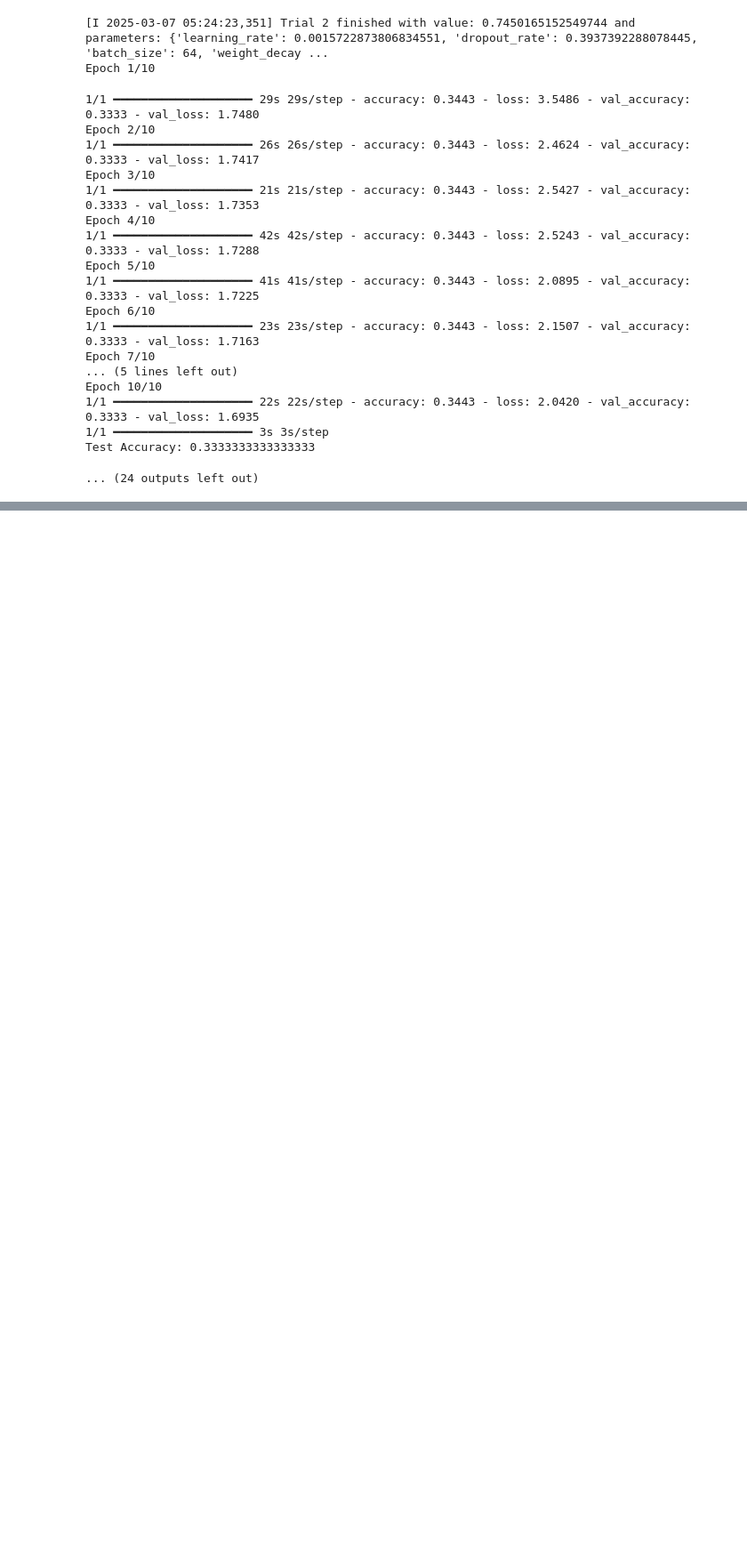
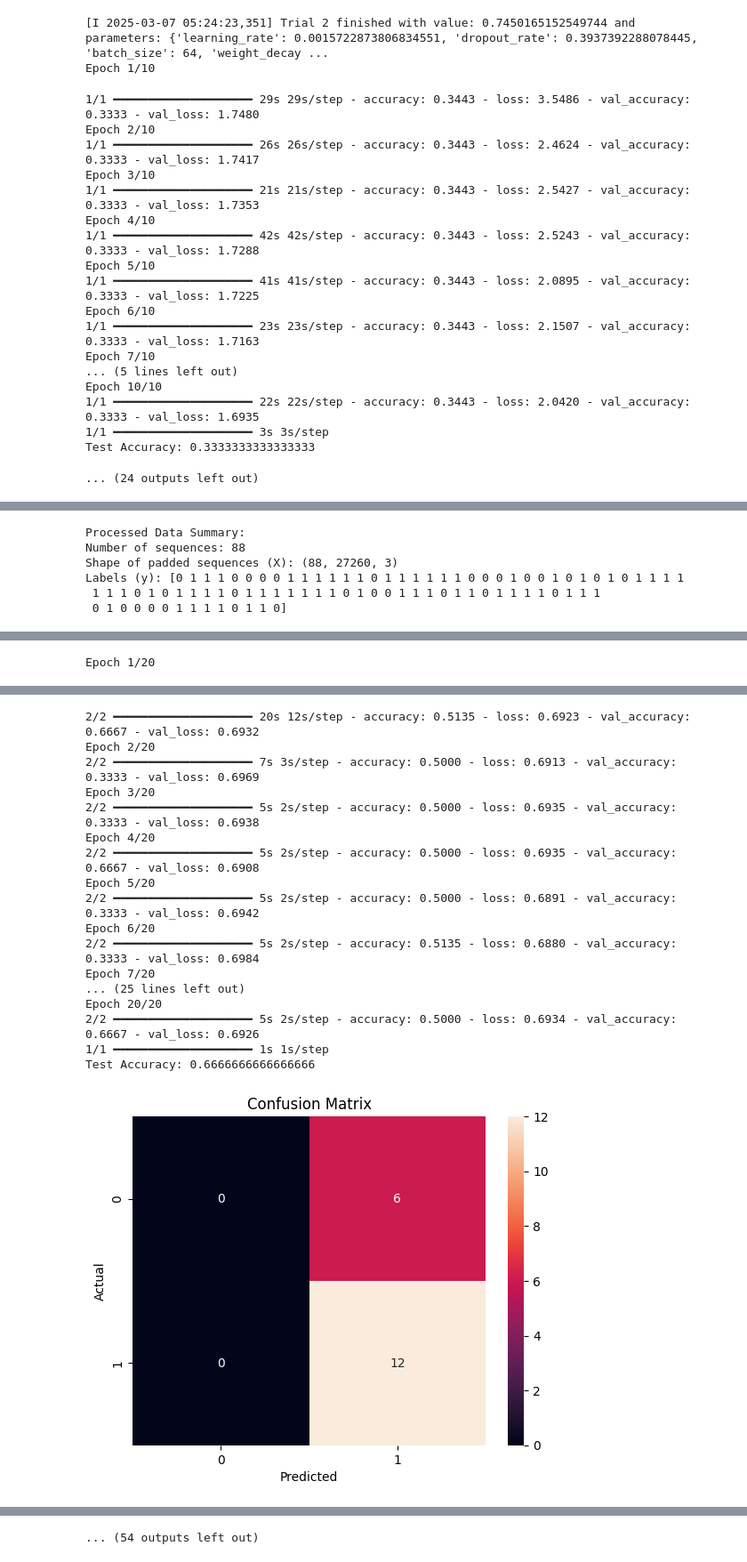
Before and after one commit to OSS-Health-Assess/SE-project, a Jupyter notebook: EDA-and-classification-on-issues-output.ipynb, the cells around one changed output, grey strips where cells are left out. Shown at 89% size. Cells and saved outputs as stored; diff of their text form; code cells hidden in the pictures; blank space fills up the shorter version.

Commit message:
final model

```diff
--- a/EDA-and-classification-on-issues-output.ipynb
+++ b/EDA-and-classification-on-issues-output.ipynb
@@ -679,7 +679,7 @@ from sklearn.utils.class_weight import compute_class_weight
 import optuna
 import random
 import tensorflow as tf
-
+from imblearn.over_sampling import RandomOverSampler
 
 SEED = 42
 os.environ['PYTHONHASHSEED'] = str(SEED)
@@ -691,11 +691,11 @@ tf.random.set_seed(SEED)
 # Set device preferences (CUDA > MPS > CPU)
 # ---------------------------
 if tf.config.list_physical_devices('GPU'):
-    device_name = 'GPU'
+  device_name = 'GPU'
 elif tf.config.list_physical_devices('MPS'):
-    device_name = 'MPS'
+  device_name = 'MPS'
 else:
-    device_name = 'CPU'
+  device_name = 'CPU'
 
 print(f"Using {device_name} for training.")
 
@@ -705,7 +705,7 @@ print(f"Using device: {device_name}")
 # ---------------------------
 # Fixed Hyperparameters for Data Processing
 # ---------------------------
-epochs = 10  # Use the same number of epochs for each trial
+epochs = 20  # Use the same number of epochs for each trial
 
 # ---------------------------
 # Data Preparation
@@ -796,9 +796,6 @@ print("Number of sequences:", len(sequences))
 print("Shape of padded sequences (X):", X.shape)
 print("Labels (y):", y)
 
-# Class Weights for Imbalance
-class_weights = compute_class_weight('balanced', classes=np.unique(y), y=y)
-class_weight_dict = {i: class_weights[i] for i in range(len(class_weights))}
 
 # ---------------------------
 # Train / Validation / Test Split (70/10/20)
@@ -811,8 +808,20 @@ X_val, X_test, y_val, y_test = train_test_split(
 )
 
 # ---------------------------
+# Apply Random Oversampling ONLY on Training Data
+# ---------------------------
+ros = RandomOverSampler(random_state=SEED)
+X_train_res, y_train_res = ros.fit_resample(
+    X_train.reshape(X_train.shape[0], -1), y_train)
+
+# Reshape X_train_res back to 3D after resampling
+X_train_res = X_train_res.reshape(-1, max_timesteps, X.shape[2])
+
+# ---------------------------
 # Optuna Objective Function for Hyperparameter Tuning
 # ---------------------------
+
+
 def objective(trial):
   lr = trial.suggest_loguniform("learning_rate", 1e-5, 1e-2)
   dr = trial.suggest_uniform("dropout_rate", 0.1, 0.5)
@@ -835,11 +844,10 @@ def objective(trial):
 
   # Ensure the model is trained on the selected device
   with tf.device(f'/device:{device_name}:0'):
-    history = model.fit(X_train, y_train,
+    history = model.fit(X_train_res, y_train_res,
                         epochs=epochs,
                         batch_size=bs,
                         validation_data=(X_val, y_val),
-                        class_weight=class_weight_dict,
                         verbose=1)
 
   y_pred_prob = model.predict(X_test)
@@ -863,7 +871,7 @@ def objective(trial):
 # Run Optuna Study with Status Bar
 # ---------------------------
 study = optuna.create_study(direction="minimize")
-study.optimize(objective, n_trials=10, show_progress_bar=True)
+study.optimize(objective, n_trials=20, show_progress_bar=True)
 
 print("Best hyperparameters:")
 print(study.best_params)
@@ -873,3 +881,4 @@ best_trial = study.best_trial
 best_acc = best_trial.user_attrs.get("test_acc", None)
 
 print(f"Best Test Accuracy: {best_acc}")
+# %% [output]
@@ -875,0 +888,6 @@ print(f"Best Test Accuracy: {best_acc}")
+Processed Data Summary:
+Number of sequences: 88
+Shape of padded sequences (X): (88, 27260, 3)
+Labels (y): [0 1 1 1 0 0 0 0 1 1 1 1 1 1 0 1 1 1 1 1 1 0 0 0 1 0 0 1 0 1 0 1 0 1 1 1 1
+ 1 1 1 0 1 0 1 1 1 1 0 1 1 1 1 1 1 1 0 1 0 0 1 1 1 0 1 1 0 1 1 1 1 0 1 1 1
+ 0 1 0 0 0 0 1 1 1 1 0 1 1 0]
@@ -875,0 +899 @@ print(f"Best Test Accuracy: {best_acc}")
+Epoch 1/20
@@ -875,0 +901,18 @@ print(f"Best Test Accuracy: {best_acc}")
+2/2 ━━━━━━━━━━━━━━━━━━━━ 20s 12s/step - accuracy: 0.5135 - loss: 0.6923 - val_accuracy: 0.6667 - val_loss: 0.6932
+Epoch 2/20
+2/2 ━━━━━━━━━━━━━━━━━━━━ 7s 3s/step - accuracy: 0.5000 - loss: 0.6913 - val_accuracy: 0.3333 - val_loss: 0.6969
+Epoch 3/20
+2/2 ━━━━━━━━━━━━━━━━━━━━ 5s 2s/step - accuracy: 0.5000 - loss: 0.6935 - val_accuracy: 0.3333 - val_loss: 0.6938
+Epoch 4/20
+2/2 ━━━━━━━━━━━━━━━━━━━━ 5s 2s/step - accuracy: 0.5000 - loss: 0.6935 - val_accuracy: 0.6667 - val_loss: 0.6908
+Epoch 5/20
+2/2 ━━━━━━━━━━━━━━━━━━━━ 5s 2s/step - accuracy: 0.5000 - loss: 0.6891 - val_accuracy: 0.3333 - val_loss: 0.6942
+Epoch 6/20
+2/2 ━━━━━━━━━━━━━━━━━━━━ 5s 2s/step - accuracy: 0.5135 - loss: 0.6880 - val_accuracy: 0.3333 - val_loss: 0.6984
+Epoch 7/20
+... (25 lines left out)
+Epoch 20/20
+2/2 ━━━━━━━━━━━━━━━━━━━━ 5s 2s/step - accuracy: 0.5000 - loss: 0.6934 - val_accuracy: 0.6667 - val_loss: 0.6926
+1/1 ━━━━━━━━━━━━━━━━━━━━ 1s 1s/step
+Test Accuracy: 0.6666666666666666
+[figure, added]
@@ -875,0 +955 @@ print(f"Best Test Accuracy: {best_acc}")
+... (54 outputs left out)
```
Also changed, not shown: parts of 1 cell of this notebook, 2 other files.
